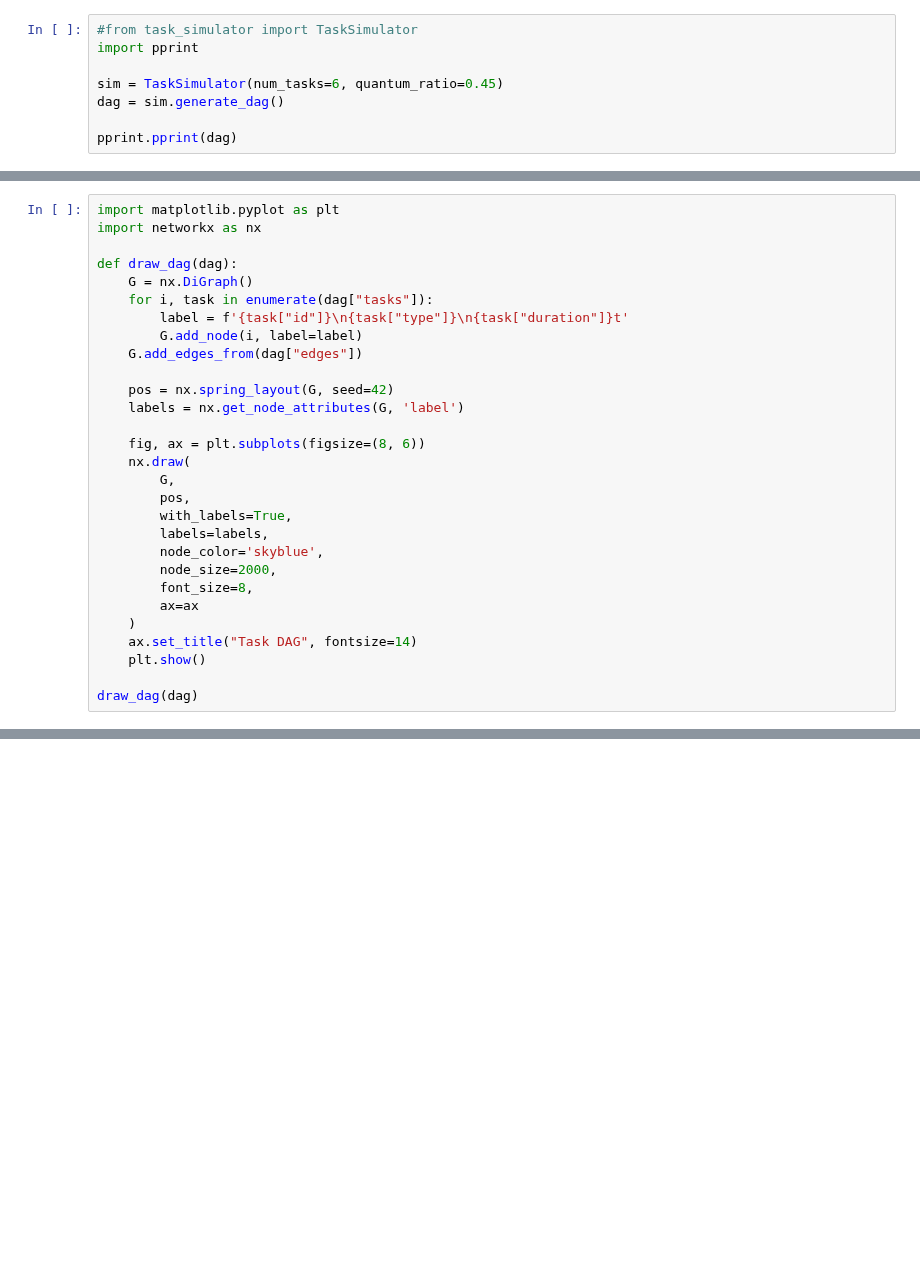
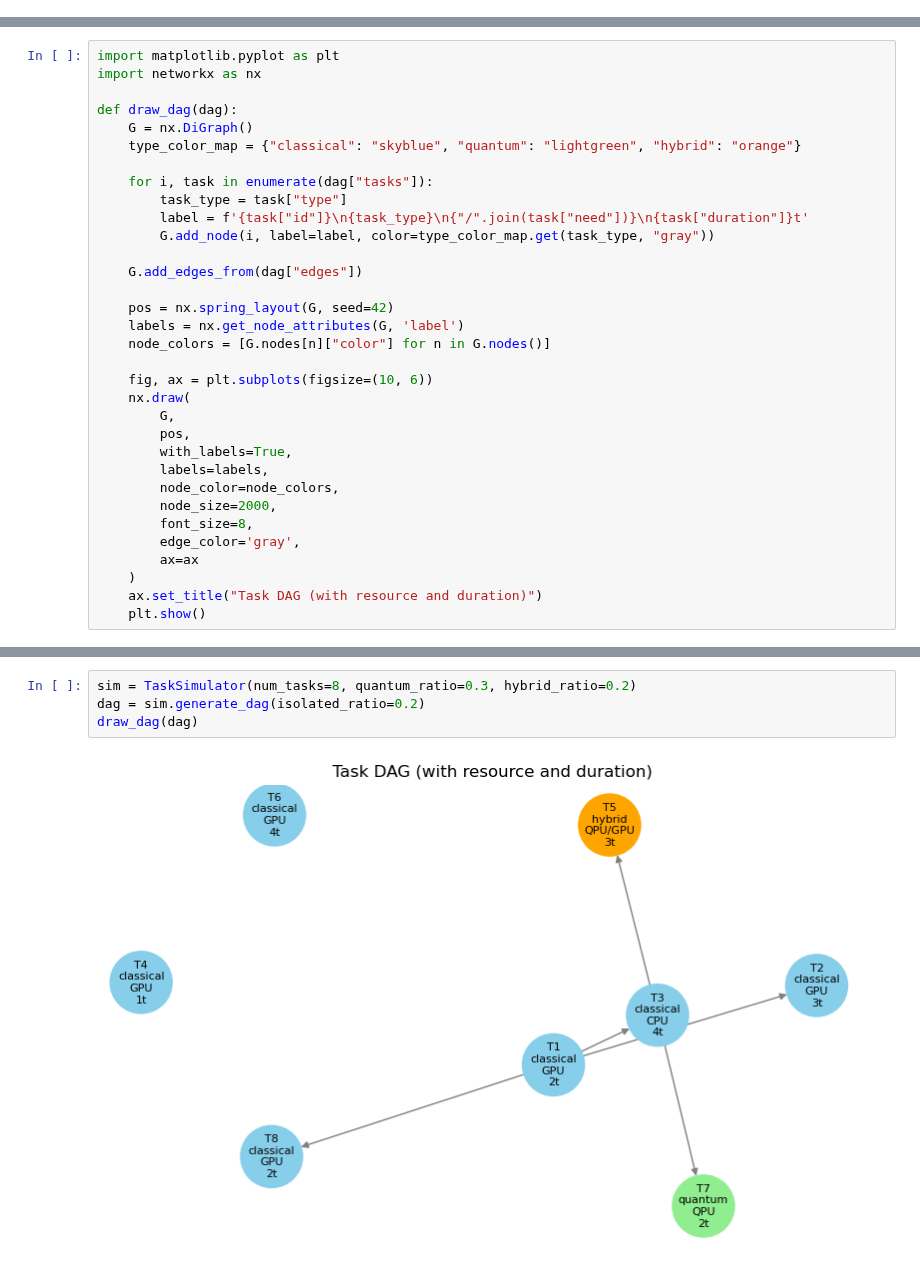
Before and after one commit to capstone-2420-0024/Intelligent-Hybrid-Quantum-Classical-Computing-Resource-Management-System, a Jupyter notebook: 0Resources_mag/Task_simulator.ipynb, the cells around one changed output, grey strips where cells are left out. Cells and saved outputs as stored; diff of their text form; blank space fills up the shorter version.

Commit message:
task-h1

```diff
--- a/0Resources_mag/Task_simulator.ipynb
+++ b/0Resources_mag/Task_simulator.ipynb
@@ -46,8 +64,0 @@ class TaskSimulator:
-# %%
-#from task_simulator import TaskSimulator
-import pprint
-
-sim = TaskSimulator(num_tasks=6, quantum_ratio=0.45)
-dag = sim.generate_dag()
-
-pprint.pprint(dag)
@@ -75,26 +68,30 @@ import networkx as nx
 
 def draw_dag(dag):
     G = nx.DiGraph()
+    type_color_map = {"classical": "skyblue", "quantum": "lightgreen", "hybrid": "orange"}
+
     for i, task in enumerate(dag["tasks"]):
-        label = f'{task["id"]}\n{task["type"]}\n{task["duration"]}t'
-        G.add_node(i, label=label)
+        task_type = task["type"]
+        label = f'{task["id"]}\n{task_type}\n{"/".join(task["need"])}\n{task["duration"]}t'
+        G.add_node(i, label=label, color=type_color_map.get(task_type, "gray"))
+
     G.add_edges_from(dag["edges"])
 
     pos = nx.spring_layout(G, seed=42)
     labels = nx.get_node_attributes(G, 'label')
+    node_colors = [G.nodes[n]["color"] for n in G.nodes()]
 
-    fig, ax = plt.subplots(figsize=(8, 6))
+    fig, ax = plt.subplots(figsize=(10, 6))
     nx.draw(
         G,
         pos,
         with_labels=True,
         labels=labels,
-        node_color='skyblue',
+        node_color=node_colors,
         node_size=2000,
         font_size=8,
+        edge_color='gray',
         ax=ax
     )
-    ax.set_title("Task DAG", fontsize=14)
+    ax.set_title("Task DAG (with resource and duration)")
     plt.show()
-
-draw_dag(dag)
@@ -102,0 +98,6 @@ draw_dag(dag)
+# %%
+sim = TaskSimulator(num_tasks=8, quantum_ratio=0.3, hybrid_ratio=0.2)
+dag = sim.generate_dag(isolated_ratio=0.2)
+draw_dag(dag)
+# %% [output]
+[figure, added]
```
Also changed, not shown: parts of 3 cells of this notebook.
